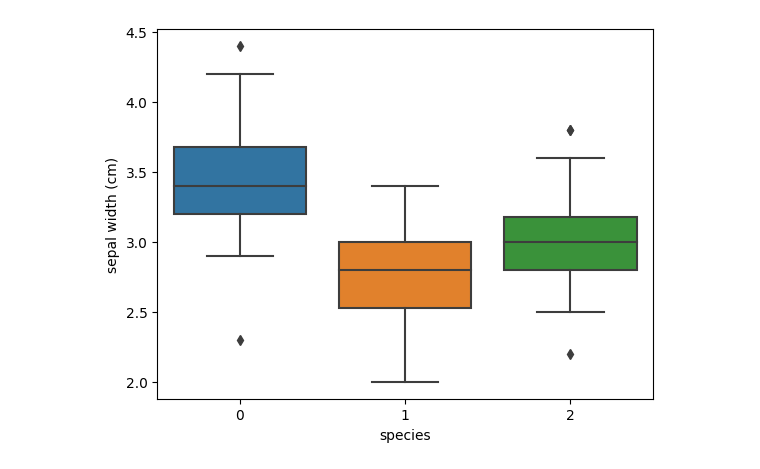
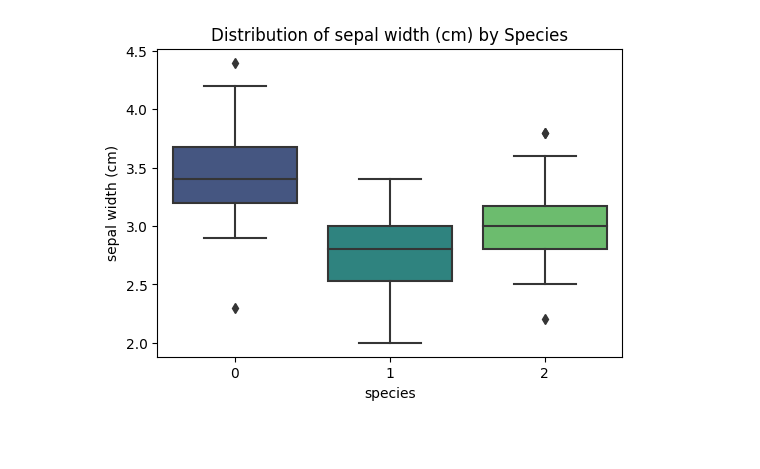
Before and after one commit to AnotherMale/irisClassification, a Jupyter notebook: irisClassification.ipynb, the cells around one changed output. Cells and saved outputs as stored; diff of their text form; code cells hidden in the pictures; blank space fills up the shorter version.

Commit message:
Kaggle Notebook | Iris Flower Classification | Version 1

```diff
--- a/irisClassification.ipynb
+++ b/irisClassification.ipynb
@@ -6,54 +6,69 @@ import matplotlib.pyplot as plt
 import joblib
 
 from sklearn.datasets import load_iris
-from sklearn.model_selection import StratifiedKFold, cross_val_score
-from sklearn.preprocessing import StandardScaler, LabelEncoder
+from sklearn.model_selection import StratifiedKFold, cross_val_score, train_test_split
+from sklearn.preprocessing import StandardScaler
 from sklearn.decomposition import PCA
 from sklearn.pipeline import Pipeline
 from sklearn.ensemble import RandomForestClassifier
 from sklearn.metrics import classification_report, confusion_matrix
 
+# Load data
 iris = load_iris()
 X = pd.DataFrame(iris.data, columns=iris.feature_names)
 y = iris.target
 
+# Data exploration
 print(X.head())
 print(X.info())
-print(X.describe(include='all'))
+print(X.describe())
 species_series = pd.Series(y, name='species')
+print("\nClass distribution:")
 print(species_series.value_counts())
+print("\nMissing values:")
 print(X.isnull().sum())
 
+# Combine features and target for visualization
 df = pd.concat([X, pd.Series(y, name='species')], axis=1)
 
-sns.pairplot(df, hue='species')
+# Visualizations
+sns.pairplot(df, hue='species', palette='viridis')
+plt.suptitle('Pairplot of Iris Features by Species', y=1.02)
 plt.show()
 
 for feature in iris.feature_names:
-    sns.boxplot(x='species', y=feature, data=df)
+    plt.figure(figsize=(6, 4))
+    sns.boxplot(x='species', y=feature, data=df, palette='viridis')
+    plt.title(f'Distribution of {feature} by Species')
     plt.show()
 
-numeric_cols = X.select_dtypes(include=[np.number])
-corr = numeric_cols.corr()
-sns.heatmap(corr, annot=True, cmap='coolwarm')
+# Correlation analysis
+plt.figure(figsize=(8, 6))
+corr = X.corr()
+sns.heatmap(corr, annot=True, cmap='coolwarm', fmt=".2f")
 plt.title('Feature Correlation')
+plt.tight_layout()
 plt.show()
 
+# PCA analysis
 scaler = StandardScaler()
 X_scaled = scaler.fit_transform(X)
 
 pca = PCA(n_components=2)
 X_pca = pca.fit_transform(X_scaled)
 
-print("Explained variance ratios for PCA components:", pca.explained_variance_ratio_)
+print("\nExplained variance ratios for PCA components:", pca.explained_variance_ratio_)
+print("Total explained variance:", sum(pca.explained_variance_ratio_))
 
-plt.figure(figsize=(8,6))
-sns.scatterplot(x=X_pca[:,0], y=X_pca[:,1], hue=y, palette='Set1', s=100)
-plt.xlabel('Principal Component 1')
-plt.ylabel('Principal Component 2')
+plt.figure(figsize=(8, 6))
+scatter = sns.scatterplot(x=X_pca[:, 0], y=X_pca[:, 1], hue=y, palette='viridis', s=100)
+plt.xlabel(f'Principal Component 1 ({pca.explained_variance_ratio_[0]:.1%})')
+plt.ylabel(f'Principal Component 2 ({pca.explained_variance_ratio_[1]:.1%})')
 plt.title('PCA of Iris Dataset')
+plt.legend(title='Species', labels=iris.target_names)
 plt.show()
 
+# Model pipeline with cross-validation
 pipeline = Pipeline([
     ('scaler', StandardScaler()),
     ('pca', PCA(n_components=2)),
@@ -63,27 +78,51 @@ pipeline = Pipeline([
 skf = StratifiedKFold(n_splits=5, shuffle=True, random_state=42)
 
 cv_scores = cross_val_score(pipeline, X, y, cv=skf, scoring='accuracy')
-print("Cross-Validation Accuracy scores with PCA:", cv_scores)
-print("Mean CV Accuracy:", cv_scores.mean())
+print("\nCross-Validation Accuracy scores:", cv_scores)
+print(f"Mean CV Accuracy: {cv_scores.mean():.4f} ± {cv_scores.std():.4f}")
 
-pipeline.fit(X, y)
+# Train-test split for final evaluation
+X_train, X_test, y_train, y_test = train_test_split(X, y, test_size=0.2, random_state=42, stratify=y)
+pipeline.fit(X_train, y_train)
 
-y_pred = pipeline.predict(X)
+# Evaluation
+y_pred = pipeline.predict(X_test)
 
-print("Classification Report:\n", classification_report(y, y_pred))
+print("\nClassification Report:")
+print(classification_report(y_test, y_pred, target_names=iris.target_names))
 
-cm = confusion_matrix(y, y_pred)
-plt.figure(figsize=(6,4))
-sns.heatmap(cm, annot=True, fmt='d', xticklabels=iris.target_names, yticklabels=iris.target_names, cmap='Blues')
-plt.xlabel('Predicted')
-plt.ylabel('Actual')
+plt.figure(figsize=(6, 4))
+cm = confusion_matrix(y_test, y_pred)
+sns.heatmap(cm, annot=True, fmt='d',
+            xticklabels=iris.target_names,
+            yticklabels=iris.target_names,
+            cmap='Blues',
+            cbar=False)
+plt.xlabel('Predicted Label')
+plt.ylabel('True Label')
 plt.title('Confusion Matrix')
+plt.tight_layout()
 plt.show()
 
+# Save and load model
 joblib.dump(pipeline, 'iris_model.pkl')
 
+# Test loaded model
 model = joblib.load('iris_model.pkl')
-print(model.predict([[5.1, 3.5, 1.4, 0.2]]))
+sample = [[5.1, 3.5, 1.4, 0.2]]  # Example sample
+prediction = model.predict(sample)
+print(f"\nPrediction for sample {sample[0]}: {iris.target_names[prediction[0]]}")
+
+# Add feature importances (from the RandomForest without PCA)
+rf = RandomForestClassifier(n_estimators=100, random_state=42)
+rf.fit(X_train, y_train)
+
+plt.figure(figsize=(8, 4))
+importances = pd.Series(rf.feature_importances_, index=iris.feature_names)
+importances.sort_values().plot(kind='barh')
+plt.title('Feature Importances from RandomForest')
+plt.tight_layout()
+plt.show()
 # %% [output]
    sepal length (cm)  sepal width (cm)  petal length (cm)  petal width (cm)
 0                5.1               3.5                1.4               0.2
@@ -107 +146 @@ dtype: int64
-[figure, old version]
+[figure, new version]
```
Also changed, not shown: parts of 1 cell of this notebook.
